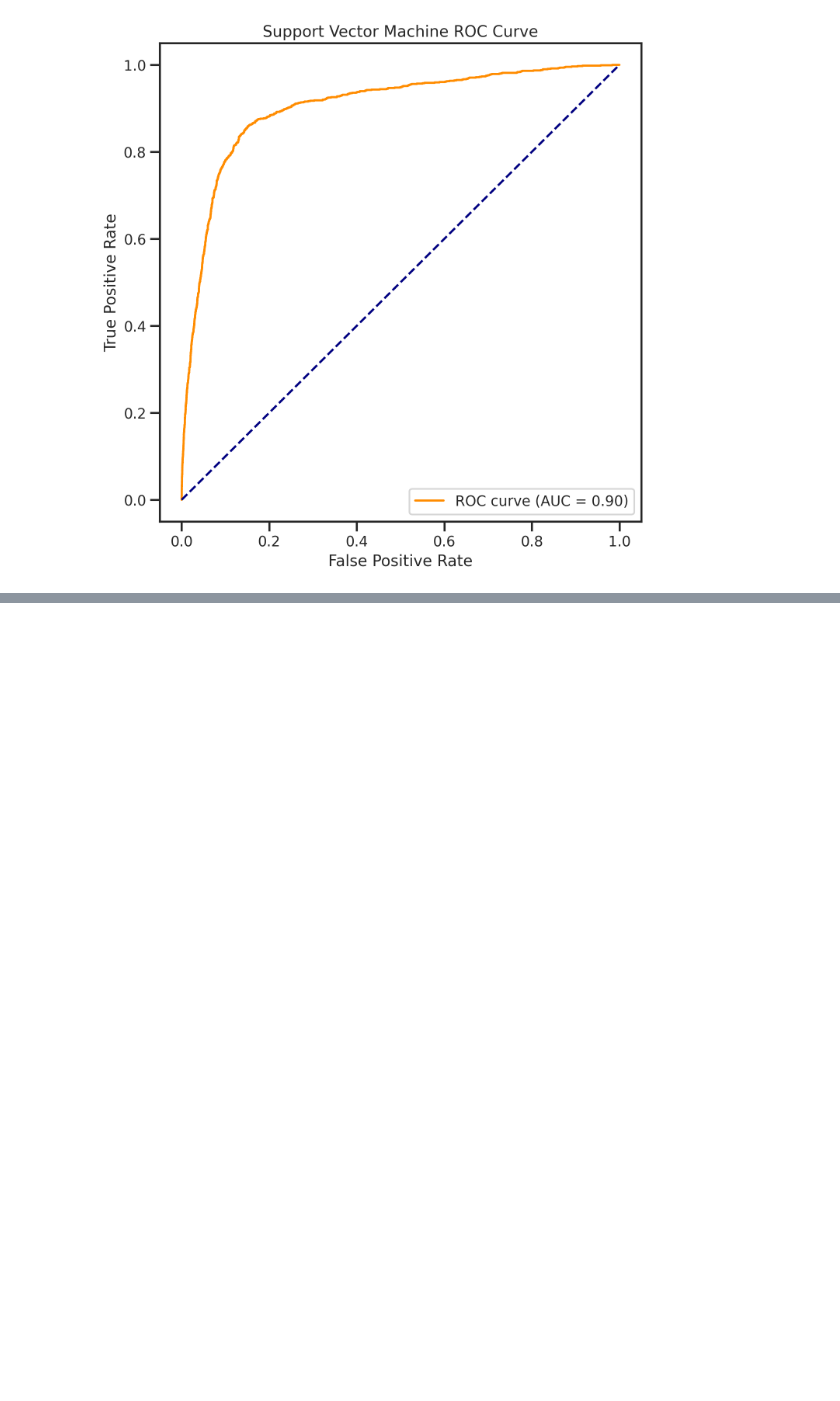
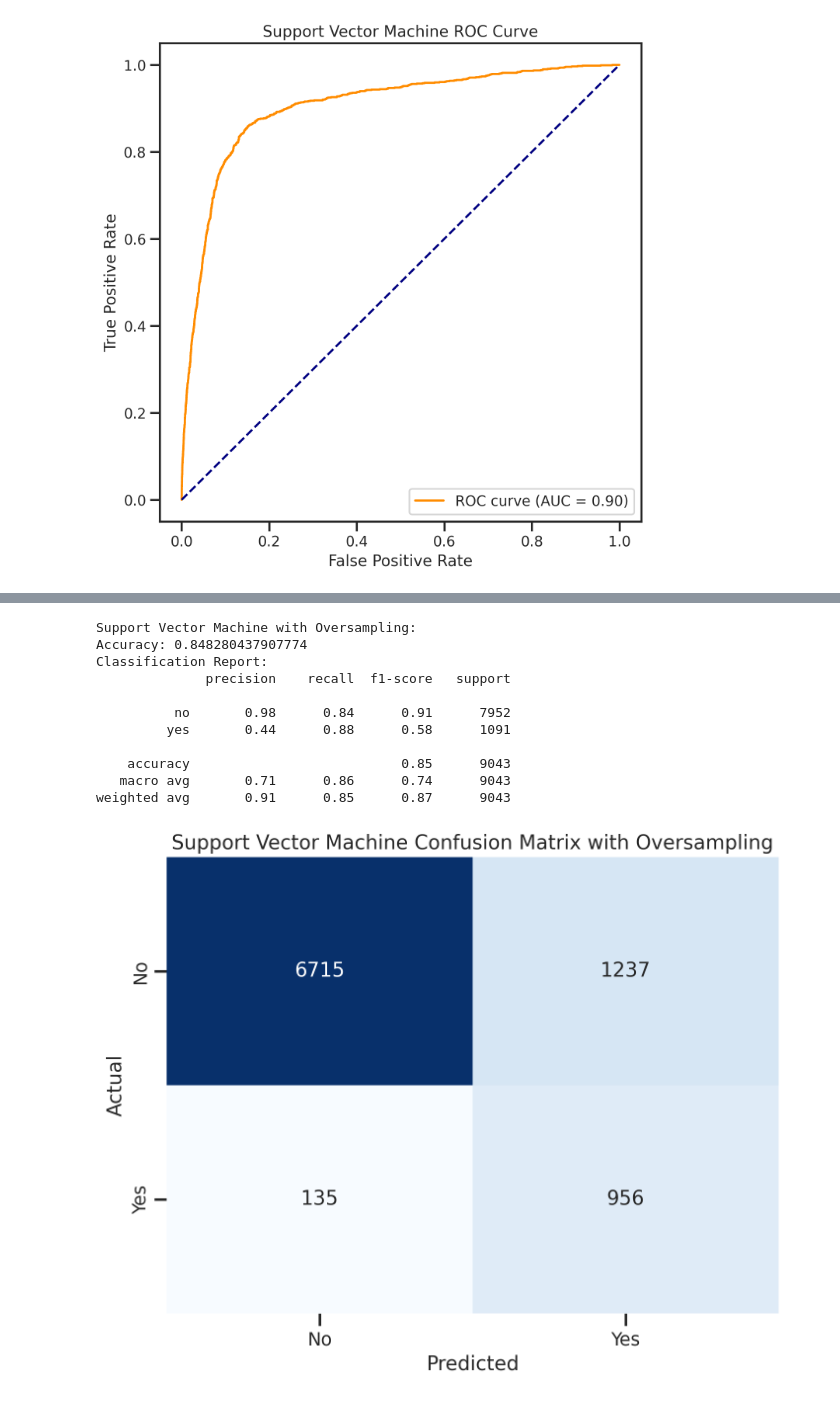
Before and after one commit to Brunchcode/Banking-Marketing-Targets-Prediction, a Jupyter notebook: Banking_Marketing_Targets_Prediction.ipynb, the cells around one changed output, grey strips where cells are left out. Cells and saved outputs as stored; diff of their text form; code cells hidden in the pictures; blank space fills up the shorter version.

```diff
--- a/Banking_Marketing_Targets_Prediction.ipynb
+++ b/Banking_Marketing_Targets_Prediction.ipynb
@@ -304,0 +458,27 @@ weighted avg       0.89      0.90      0.89      9043
+# %%
+# Support Vector Machine with Oversampling
+clf_svm_oversampled = Pipeline(steps=[('preprocessor', preprocessor),
+                                       ('classifier', SVC())])
+clf_svm_oversampled.fit(X_train_resampled, y_train_resampled)
+y_pred_svm_oversampled = clf_svm_oversampled.predict(X_test)
+
+# Evaluate the Support Vector Machine model with oversampling
+print("\nSupport Vector Machine with Oversampling:")
+print("Accuracy:", accuracy_score(y_test, y_pred_svm_oversampled))
+print("Classification Report:")
+print(classification_report(y_test, y_pred_svm_oversampled))
+plot_confusion_matrix(y_test, y_pred_svm_oversampled, title='Support Vector Machine Confusion Matrix with Oversampling')
+plot_roc_curve(y_test_binary, clf_svm_oversampled.decision_function(X_test), title='Support Vector Machine ROC Curve with Oversampling')
+# %% [output]
+Support Vector Machine with Oversampling:
+Accuracy: 0.848280437907774
+Classification Report:
+              precision    recall  f1-score   support
+
+          no       0.98      0.84      0.91      7952
+         yes       0.44      0.88      0.58      1091
+
+    accuracy                           0.85      9043
+   macro avg       0.71      0.86      0.74      9043
+weighted avg       0.91      0.85      0.87      9043
+[figure, added]
```
Also changed, not shown: parts of 6 cells of this notebook.
